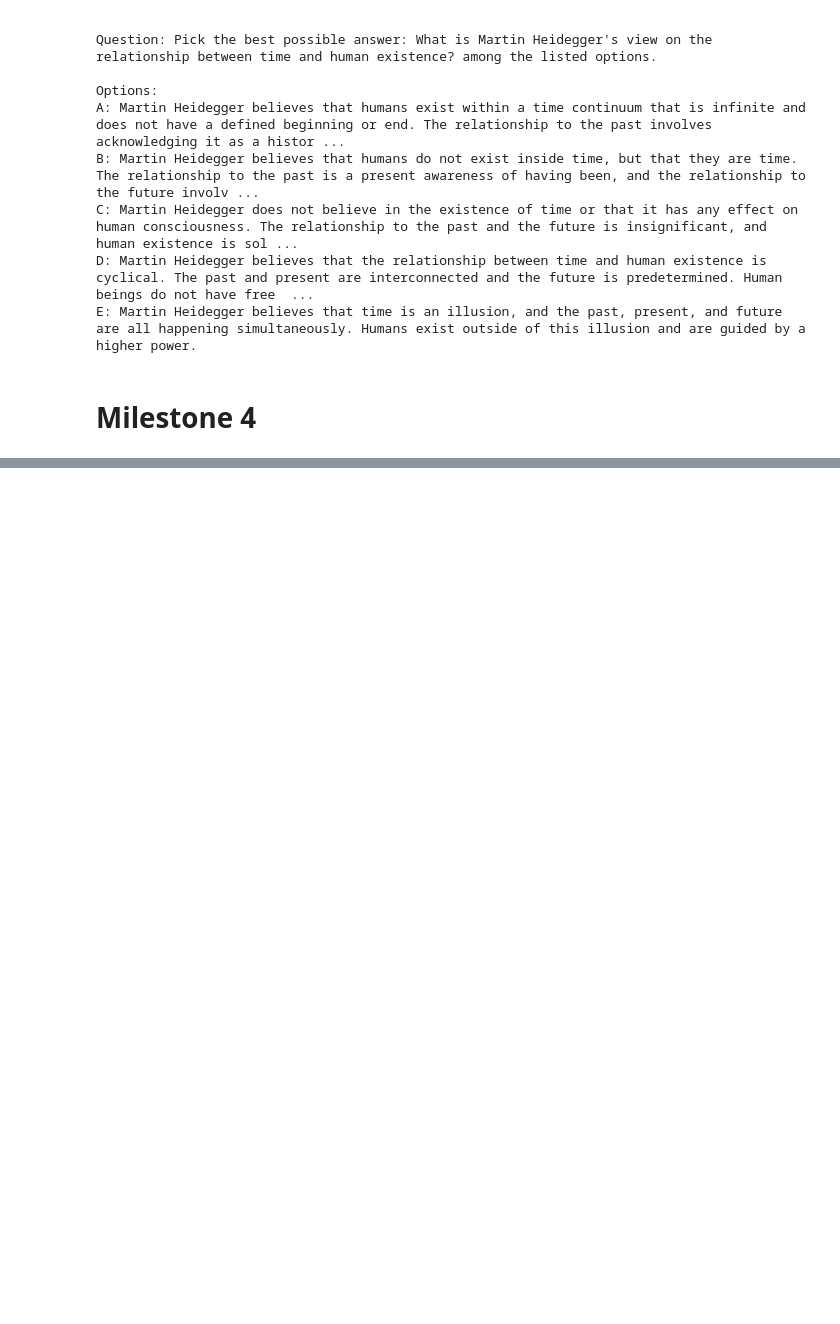
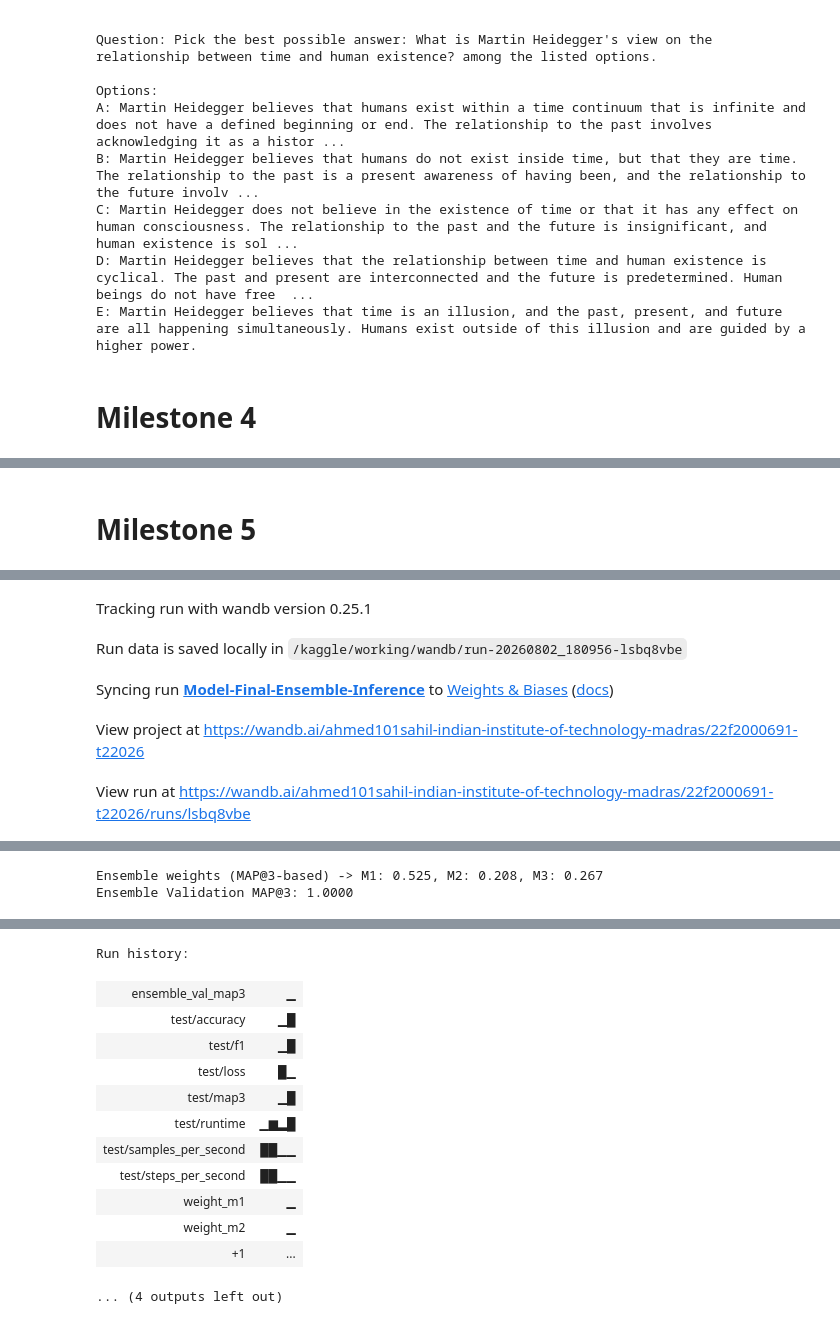
Before and after one commit to 22f2000691/dlgenai-t22026, a Jupyter notebook: DL-22f2000691-notebook-t22026.ipynb, the cells around one changed output, grey strips where cells are left out. Drawn from its saved outputs; the diff is of its cells as text; code cells hidden in the pictures; blank space fills up the shorter version.

```diff
--- a/DL-22f2000691-notebook-t22026.ipynb
+++ b/DL-22f2000691-notebook-t22026.ipynb
@@ -768 +754,51 @@ View run at https://wandb.ai/ahmed101sahil-indian-institute-of-technology-madras
 ... (6 outputs left out)
+# %% [markdown]
+# Milestone 5
+# %%
+import torch.nn.functional as F
+
+wandb.init(project="22f2000691-t22026", name="Model-Final-Ensemble-Inference")
+
+model_scratch.eval()
+with torch.no_grad():
+    logits_m1_val = model_scratch(torch.tensor(X_val_tfidf, dtype=torch.float32).to(device)).cpu().numpy()
+    logits_m1_test = model_scratch(torch.tensor(X_test_tfidf, dtype=torch.float32).to(device)).cpu().numpy()
+
+logits_m2_val = trainer_m2.predict(encoded_val_ds).predictions
+logits_m2_test = trainer_m2.predict(encoded_test_ds).predictions
+logits_m3_val = trainer_m3.predict(encoded_val_ds).predictions
+logits_m3_test = trainer_m3.predict(encoded_test_ds).predictions
+
+map3_scores = np.array([model1_metrics["map3"], model2_metrics["eval_map3"], model3_metrics["eval_map3"]])
+weights = map3_scores / map3_scores.sum() if map3_scores.sum() > 1e-8 else np.array([1/3, 1/3, 1/3])
+w1, w2, w3 = weights
+print(f"Ensemble weights (MAP@3-based) -> M1: {w1:.3f}, M2: {w2:.3f}, M3: {w3:.3f}")
+
+T = 1.2
+probs_m1_val = F.softmax(torch.tensor(logits_m1_val)/T, dim=-1).numpy()
+probs_m2_val = F.softmax(torch.tensor(logits_m2_val)/T, dim=-1).numpy()
+probs_m3_val = F.softmax(torch.tensor(logits_m3_val)/T, dim=-1).numpy()
+ensemble_probs_val = w1*probs_m1_val + w2*probs_m2_val + w3*probs_m3_val
+
+
+def apk(actual, predicted, k=3):
+    predicted = predicted[:k]
+    return 1/(predicted.index(actual)+1) if actual in predicted else 0
+
+top3_val = [[LABELS[i] for i in np.argsort(-row)[:3]] for row in ensemble_probs_val]
+actual_val = [LABELS[i] for i in y_val_split]
+val_map3 = np.mean([apk(a, p) for a, p in zip(actual_val, top3_val)])
+print(f"Ensemble Validation MAP@3: {val_map3:.4f}")
+wandb.log({"ensemble_val_map3": val_map3, "weight_m1": w1, "weight_m2": w2, "weight_m3": w3})
+
+probs_m1_test = F.softmax(torch.tensor(logits_m1_test)/T, dim=-1).numpy()
+probs_m2_test = F.softmax(torch.tensor(logits_m2_test)/T, dim=-1).numpy()
+probs_m3_test = F.softmax(torch.tensor(logits_m3_test)/T, dim=-1).numpy()
+ensemble_probs_test = w1*probs_m1_test + w2*probs_m2_test + w3*probs_m3_test
+
+final_predictions = [" ".join(LABELS[i] for i in np.argsort(-row)[:3]) for row in ensemble_probs_test]
+id_col = 'ID' if 'ID' in test_df.columns else 'id'
+submission_df = pd.DataFrame({'id': test_df[id_col], 'prediction': final_predictions})
+submission_df.to_csv('submission.csv', index=False)
+wandb.finish()
+# %% [output]
@@ -768,0 +806,5 @@ View run at https://wandb.ai/ahmed101sahil-indian-institute-of-technology-madras
+Tracking run with wandb version 0.25.1
+Run data is saved locally in /kaggle/working/wandb/run-20260802_180956-lsbq8vbe
+Syncing run Model-Final-Ensemble-Inference to Weights & Biases (docs)
+View project at https://wandb.ai/ahmed101sahil-indian-institute-of-technology-madras/22f2000691-t22026
+View run at https://wandb.ai/ahmed101sahil-indian-institute-of-technology-madras/22f2000691-t22026/runs/lsbq8vbe
@@ -768,0 +813,2 @@ View run at https://wandb.ai/ahmed101sahil-indian-institute-of-technology-madras
+Ensemble weights (MAP@3-based) -> M1: 0.525, M2: 0.208, M3: 0.267
+Ensemble Validation MAP@3: 1.0000
@@ -768,0 +816,13 @@ View run at https://wandb.ai/ahmed101sahil-indian-institute-of-technology-madras
+Run history:
+| ensemble_val_map3 | ▁ |
+| test/accuracy | ▁█ |
+| test/f1 | ▁█ |
+| test/loss | █▁ |
+| test/map3 | ▁█ |
+| test/runtime | ▁▆▂█ |
+| test/samples_per_second | ██▁▁ |
+| test/steps_per_second | ██▁▁ |
+| weight_m1 | ▁ |
+| weight_m2 | ▁ |
+| +1 | ... |
+... (4 outputs left out)
```
Also changed, not shown: parts of 13 cells of this notebook.
